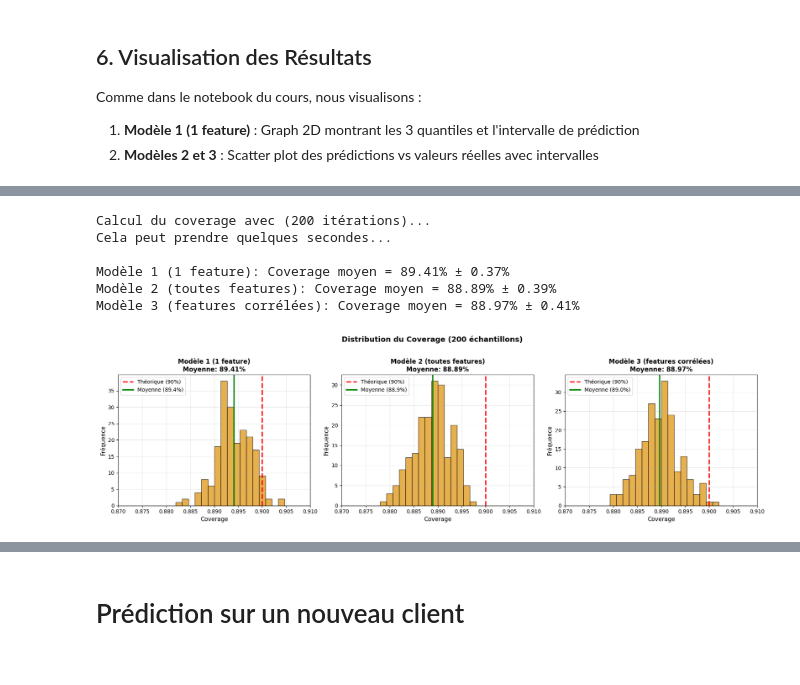
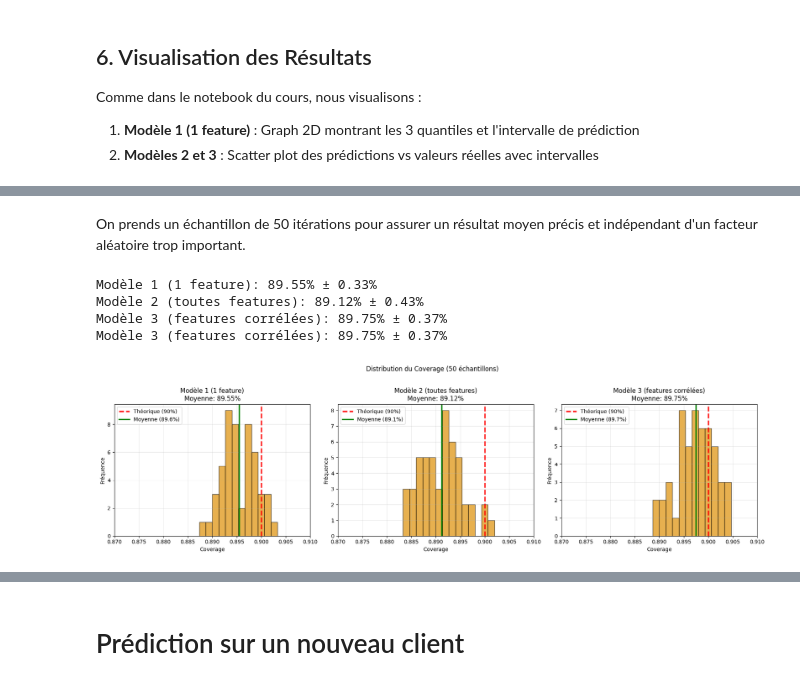
Before and after one commit to ErwannLesech/Prediction-Conforme-et-Regression-Quantile-en-finance, a Jupyter notebook: notebooks/Regression_Quantile.ipynb, the cells around one changed output, grey strips where cells are left out. Drawn from its saved outputs; the diff is of its cells as text; code cells hidden in the pictures.

```diff
--- a/notebooks/Regression_Quantile.ipynb
+++ b/notebooks/Regression_Quantile.ipynb
@@ -44,19 +32,19 @@ from preprocessing import prepare_regression_data
 # %%
-# Chargement du dataset réel
-print("Chargement du dataset Financial Risk for Loan Approval...")
 df_raw = load_regression_data()
 
-print(f"Dataset original : {df_raw.shape[0]} observations, {df_raw.shape[1]} variables")
+print("Taille du dataset:", df_raw.shape)
 
-# Suppression de la variable temporelle ApplicationDate (comme dans l'EDA)
+# Suppression de la date
 if 'ApplicationDate' in df_raw.columns:
     df_raw = df_raw.drop(columns=['ApplicationDate'])
-    print("Variable ApplicationDate supprimée (série temporelle non nécessaire)")
 
-# Définition de la variable cible
 target_column = 'RiskScore'
 
-print(f"\nVariables disponibles : {list(df_raw.columns)}")
-print(f"\nPremières lignes du dataset:")
+# Suppression de LoanApproved
+if 'LoanApproved' in df_raw.columns:
+    df_raw = df_raw.drop(columns=['LoanApproved'])
+
+print("\nVariables:", list(df_raw.columns))
+print("\nPremières lignes:")
 df_raw.head()
 # %% [output]
@@ -479,91 +453,69 @@ Modèle 3 (features corrélées):
+# %% [markdown]
+On prends un échantillon de 50 itérations pour assurer un résultat moyen précis et indépendant d'un facteur aléatoire trop important.
 # %%
-def coverage_bootstrap(config_name, features, n_iterations=200):
-    """
-    Calcule le coverage sur plusieurs échantillons bootstrap du test set
-    pour évaluer la stabilité de la couverture
-    """
+def coverage_bootstrap(config_name, features, n_iterations=50):
     coverages = []
 
     for i in range(n_iterations):
-        # Bootstrap : échantillonnage avec remplacement du test set
         bootstrap_idx = np.random.choice(len(y_test), size=len(y_test), replace=True)
         y_test_boot = y_test.iloc[bootstrap_idx]
         X_test_boot = X_test.iloc[bootstrap_idx]
 
-        # Prédictions
         y_pred_lower = models[config_name][quantiles[0]].predict(X_test_boot[features])
         y_pred_upper = models[config_name][quantiles[2]].predict(X_test_boot[features])
 
-        # Calcul du coverage
         coverage = np.sum((y_pred_lower <= y_test_boot) & (y_test_boot <= y_pred_upper)) / len(y_test_boot)
         coverages.append(coverage)
 
     return np.array(coverages)
 
-# Calcul du coverage pour chaque modèle avec bootstrap
-print("Calcul du coverage avec (200 itérations)...")
-print("Cela peut prendre quelques secondes...\n")
-
 bootstrap_results = {}
 for config_name, features in feature_configs.items():
-    coverages = coverage_bootstrap(config_name, features, n_iterations=200)
+    coverages = coverage_bootstrap(config_name, features, n_iterations=50)
     bootstrap_results[config_name] = coverages
-    print(f"{config_name}: Coverage moyen = {np.mean(coverages)*100:.2f}% ± {np.std(coverages)*100:.2f}%")
+    print(f"{config_name}: {np.mean(coverages)*100:.2f}% ± {np.std(coverages)*100:.2f}%")
 
 
-
-# Visualisation : Histogrammes de la distribution du coverage
 fig, axes = plt.subplots(1, 3, figsize=(18, 5))
 
-# Définir une échelle commune pour faciliter la comparaison
-xlim_min = 0.87  # 88%
-xlim_max = 0.91  # 92%
+xlim_min = 0.87
+xlim_max = 0.91
 
 for idx, (config_name, features) in enumerate(feature_configs.items()):
     ax = axes[idx]
 
     coverages = bootstrap_results[config_name]
 
-    # Histogramme
     ax.hist(coverages, bins=30, color=color_train, alpha=0.7, edgecolor='black', range=(xlim_min, xlim_max))
 
-    # Ligne verticale pour la couverture théorique
     ax.axvline(x=theor_cov, color='red', linestyle='--', linewidth=2.5,
                label=f'Théorique ({theor_cov*100:.0f}%)')
 
-    # Ligne verticale pour la moyenne empirique
     mean_cov = np.mean(coverages)
     ax.axvline(x=mean_cov, color='green', linestyle='-', linewidth=2.5,
                label=f'Moyenne ({mean_cov*100:.1f}%)')
 
-    ax.set_xlabel('Coverage', fontsize=11)
-    ax.set_ylabel('Fréquence', fontsize=11)
-    ax.set_title(f'{config_name}\nMoyenne: {mean_cov*100:.2f}%',
-                 fontsize=12, fontweight='bold')
-    ax.set_xlim(xlim_min, xlim_max)  # Échelle commune pour tous les graphiques
-    ax.legend(fontsize=10)
+    ax.set_xlabel('Coverage')
+    ax.set_ylabel('Fréquence')
+    ax.set_title(f'{config_name}\nMoyenne: {mean_cov*100:.2f}%')
+    ax.set_xlim(xlim_min, xlim_max)
+    ax.legend()
     ax.grid(alpha=0.3)
 
-plt.suptitle('Distribution du Coverage (200 échantillons)',
-             fontsize=14, fontweight='bold', y=1.02)
+plt.suptitle('Distribution du Coverage (50 échantillons)', y=1.02)
 plt.tight_layout()
 plt.show()
 
-print("\n" + "="*70)
-print("STATISTIQUES DES COVERAGES")
-print("="*70)
 for config_name in feature_configs.keys():
     coverages = bootstrap_results[config_name]
     print(f"\n{config_name}:")
     print(f"  Moyenne: {np.mean(coverages)*100:.2f}%")
     print(f"  Écart-type: {np.std(coverages)*100:.2f}%")
     print(f"  Min: {np.min(coverages)*100:.2f}%")
     print(f"  Max: {np.max(coverages)*100:.2f}%")
 # %% [output]
-Calcul du coverage avec (200 itérations)...
-Cela peut prendre quelques secondes...
-
-Modèle 1 (1 feature): Coverage moyen = 89.41% ± 0.37%
-Modèle 2 (toutes features): Coverage moyen = 88.89% ± 0.39%
-Modèle 3 (features corrélées): Coverage moyen = 88.97% ± 0.41%
+Modèle 1 (1 feature): 89.55% ± 0.33%
+Modèle 2 (toutes features): 89.12% ± 0.43%
+Modèle 3 (features corrélées): 89.75% ± 0.37%
+Modèle 3 (features corrélées): 89.75% ± 0.37%
-[figure, old version]
+[figure, new version]
```
Also changed, not shown: parts of 28 cells of this notebook.
